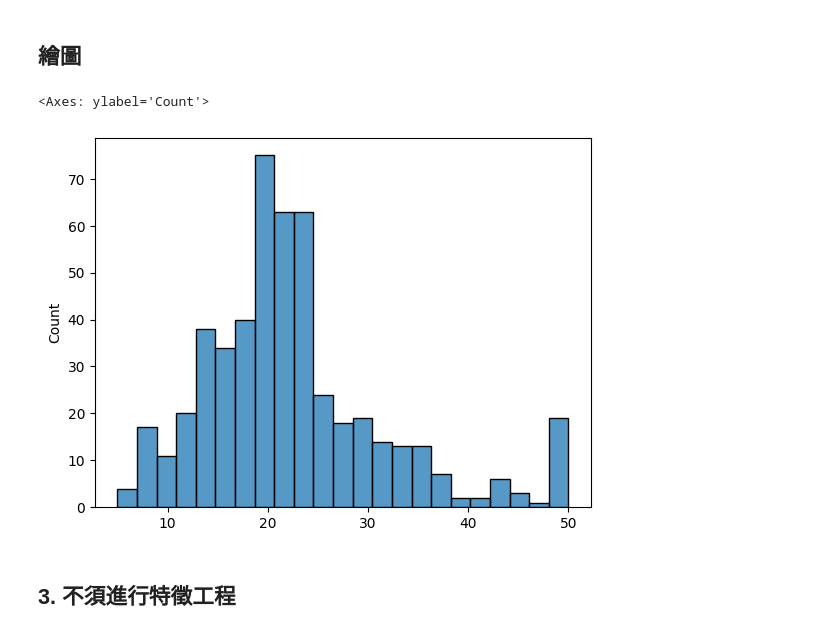
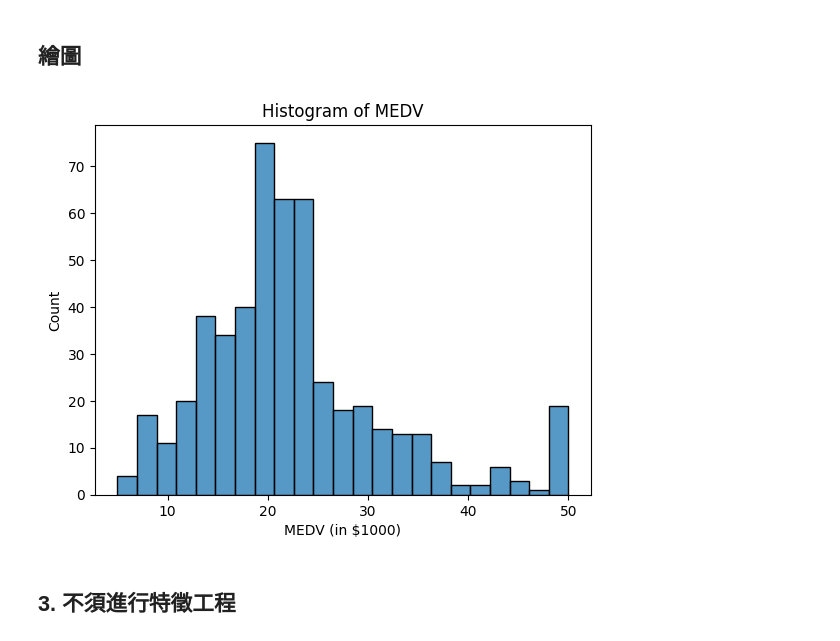
Before and after one commit to mocca006/python2-20250804, a Jupyter notebook: Ch05_監督式學習-迴歸/linear_regression_boston02.ipynb, the cells around one changed output. Cells and saved outputs as stored; diff of their text form; code cells hidden in the pictures.

```diff
--- a/Ch05_監督式學習-迴歸/linear_regression_boston02.ipynb
+++ b/Ch05_監督式學習-迴歸/linear_regression_boston02.ipynb
@@ -116,12 +116,15 @@ dtype: int64
 # %%
 # 直方圖
 import seaborn as sns
 
-X, y = df.drop('MEDV', axis=1).values, df.MEDV.values
-sns.histplot(x=y)
+X, y = df.drop('MEDV', axis=1).values, df.MEDV.values # 特徵矩陣與目標變數
+sns.histplot(x=y) # 直方圖
+plt.title('Histogram of MEDV')
+plt.xlabel('MEDV (in $1000)')
+plt.ylabel('Count')
+plt.show()
 # %% [output]
-<Axes: ylabel='Count'>
-[figure, old version]
+[figure, new version]
 # %% [markdown]
 ## 3. 不須進行特徵工程
 # %% [markdown]
```
Also changed, not shown: parts of 10 cells of this notebook, 2 other files.
